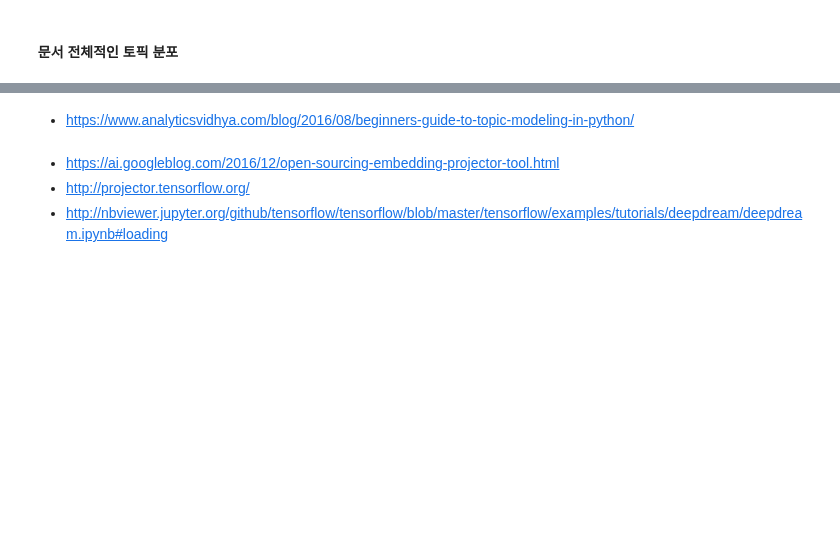
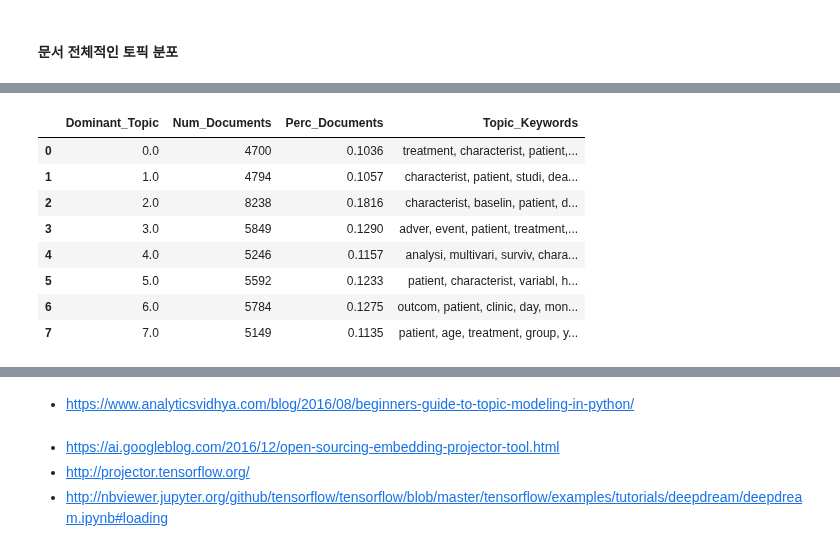
Before and after one commit to joyce04/NLP_N_Graph, a Jupyter notebook: LDA_title_trigram.ipynb, the cells around one changed output, grey strips where cells are left out. Saved outputs shown, nothing was run; the diff lists cells and outputs as text; code cells hidden in the pictures; blank space fills up the shorter version.

```diff
--- a/LDA_title_trigram.ipynb
+++ b/LDA_title_trigram.ipynb
@@ -711,15 +906,25 @@ df_dominant_topics.head(optimal_topic_num)
 # %%
 topic_counts = df_topic_sents_keywords_tfidf['Dominant_Topic'].value_counts()
 topic_contribution = round(topic_counts/topic_counts.sum(), 4)
 
 topic_num_keywords = df_topic_sents_keywords_tfidf[['Dominant_Topic', 'Topic_Keywords']]
 
 df_dominant_topics = pd.concat([topic_counts, topic_contribution], axis=1)
 df_dominant_topics.reset_index(level=0, inplace=True)
 df_dominant_topics.columns = ['Dominant_Topic', 'Num_Documents', 'Perc_Documents']
 df_dominant_topics = df_dominant_topics.merge(topic_num_keywords.drop_duplicates(), on='Dominant_Topic')
 df_dominant_topics = df_dominant_topics.sort_values('Dominant_Topic')
 
 df_dominant_topics.reset_index(drop = True, inplace = True)
 df_dominant_topics.to_html(directory+'/tfidf_distribution.html', index=False)
-df_dominant_topics.head(optimal_topic_num)
+df_dominant_topics.head(max_coherence_topic_num_tfidf)
+# %% [output]
+|  | Dominant_Topic | Num_Documents | Perc_Documents | Topic_Keywords |
+| 0 | 0.0 | 4700 | 0.1036 | treatment, characterist, patient,... |
+| 1 | 1.0 | 4794 | 0.1057 | characterist, patient, studi, dea... |
+| 2 | 2.0 | 8238 | 0.1816 | characterist, baselin, patient, d... |
+| 3 | 3.0 | 5849 | 0.1290 | adver, event, patient, treatment,... |
+| 4 | 4.0 | 5246 | 0.1157 | analysi, multivari, surviv, chara... |
+| 5 | 5.0 | 5592 | 0.1233 | patient, characterist, variabl, h... |
+| 6 | 6.0 | 5784 | 0.1275 | outcom, patient, clinic, day, mon... |
+| 7 | 7.0 | 5149 | 0.1135 | patient, age, treatment, group, y... |
```
Also changed, not shown: parts of 24 cells of this notebook.
